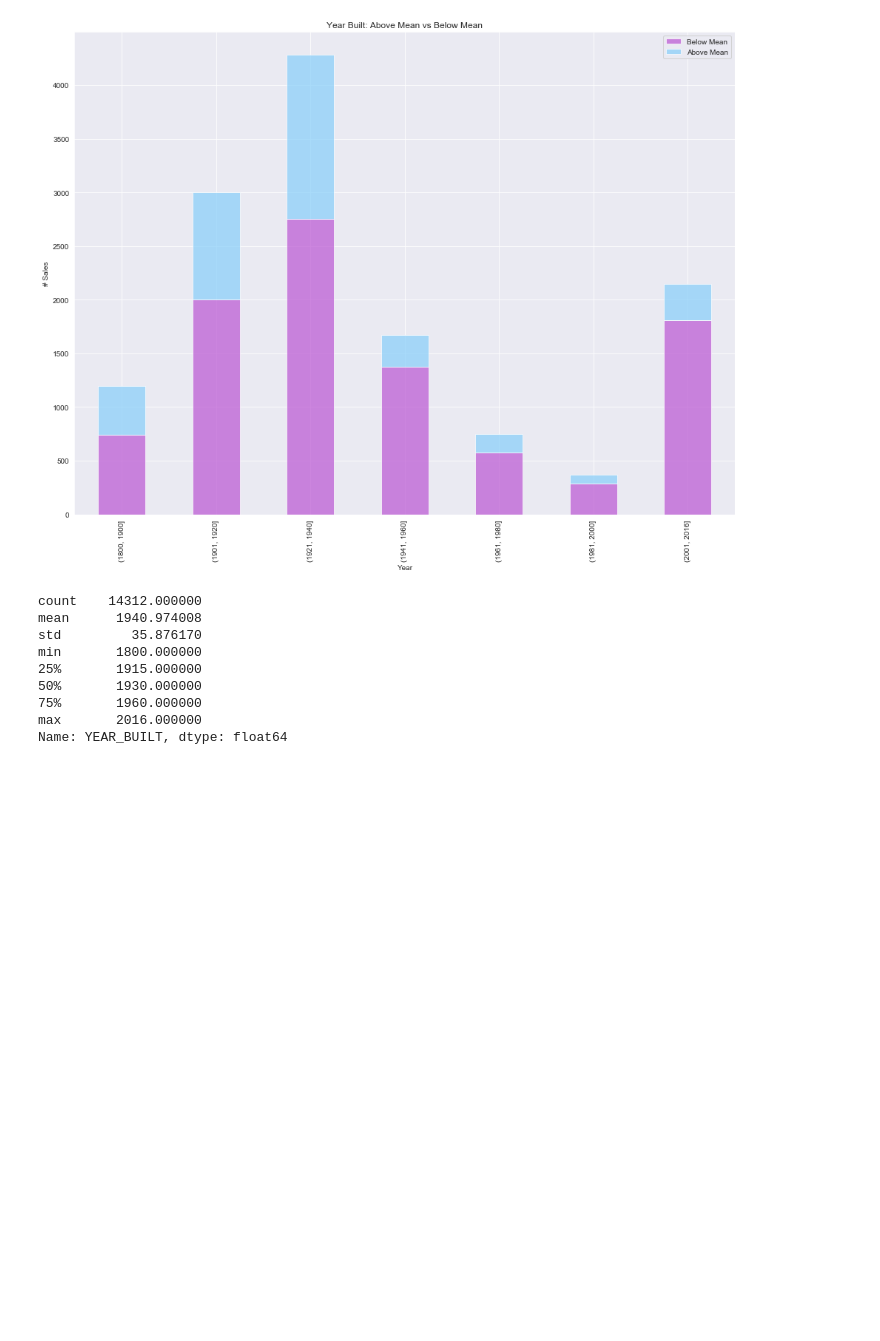
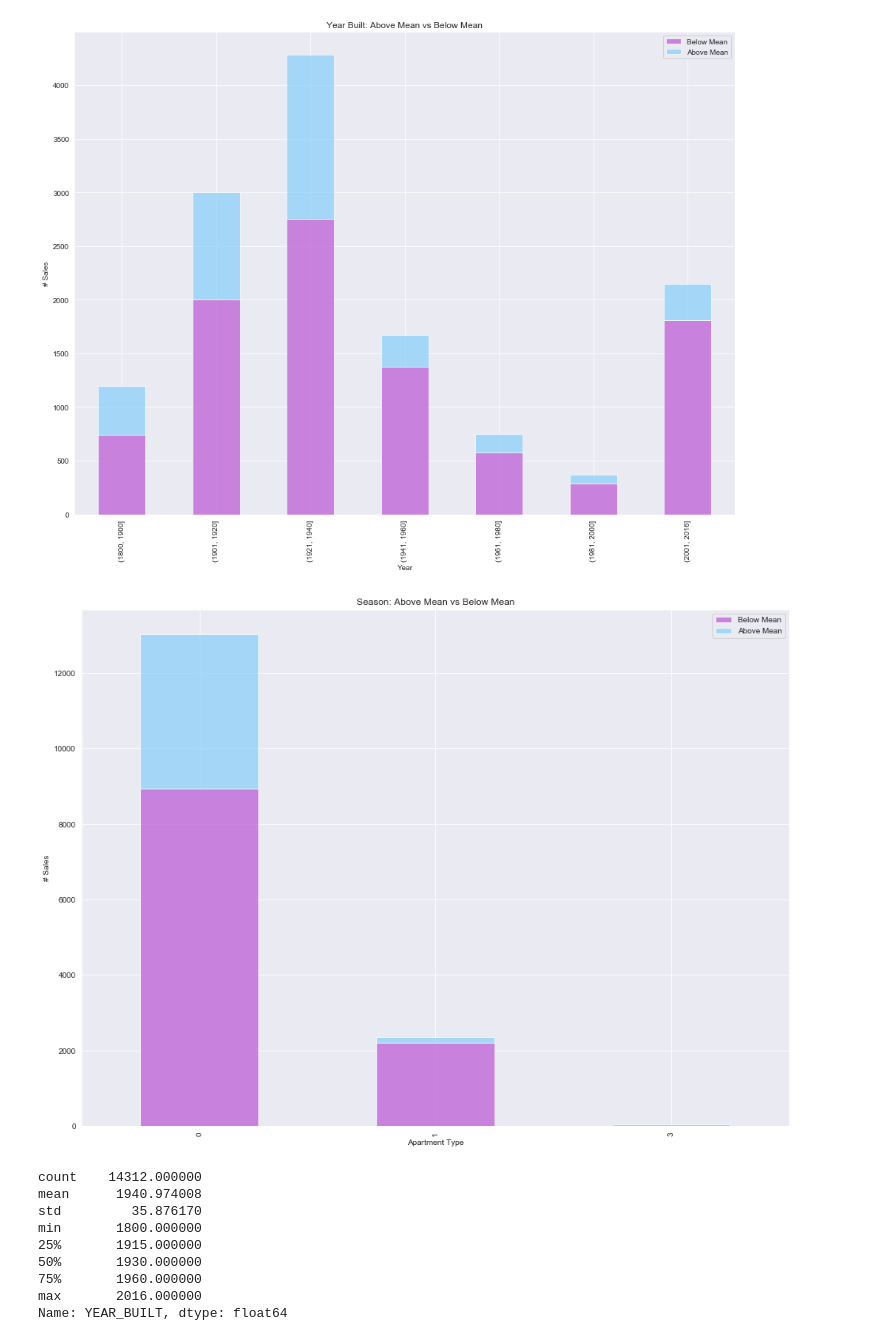
Before and after one commit to ssmithie/classification_project, a Jupyter notebook: Housing_Scraping.ipynb, the cells around one changed output. Saved outputs shown, nothing was run; the diff lists cells and outputs as text; code cells hidden in the pictures; blank space fills up the shorter version.

```diff
--- a/Housing_Scraping.ipynb
+++ b/Housing_Scraping.ipynb
@@ -477,6 +474,18 @@ p1.legend(['Below Mean','Above Mean'])
 plt.show()
 # %% [output]
 [figure]
+# %%
+# apartment type visualization
+apt = df.groupby(['APARTMENT_NUMBER','above_mean']).APARTMENT_NUMBER.count().unstack()
+p1 = apt.plot(kind = 'bar', stacked = True,
+                   title = 'Season: Above Mean vs Below Mean',
+                   color = ['mediumorchid','lightskyblue'], alpha = .70, figsize=(16,12))
+p1.set_xlabel('Apartment Type')
+p1.set_ylabel('# Sales')
+p1.legend(['Below Mean','Above Mean'])
+plt.show()
+# %% [output]
+[figure, added]
 # %%
 df.YEAR_BUILT.describe()
 # %% [output]
```
Also changed, not shown: parts of 17 cells of this notebook, 2 other files.
